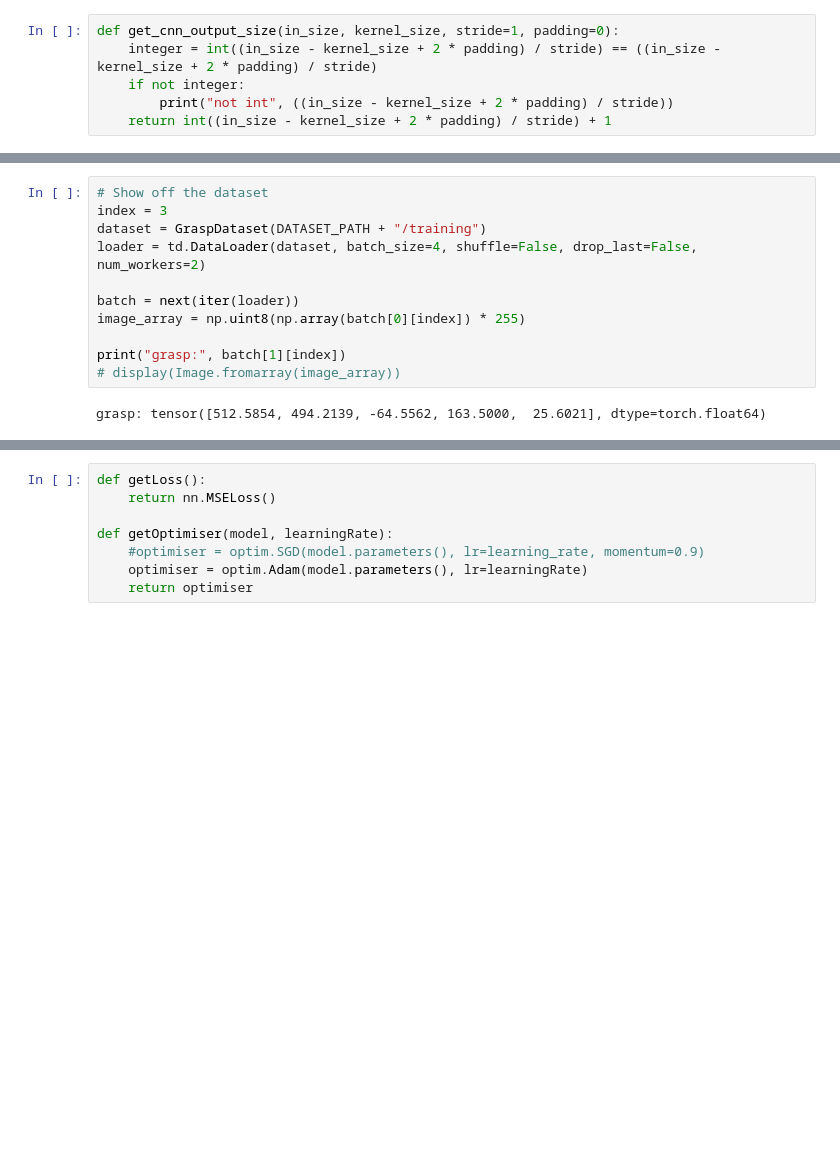
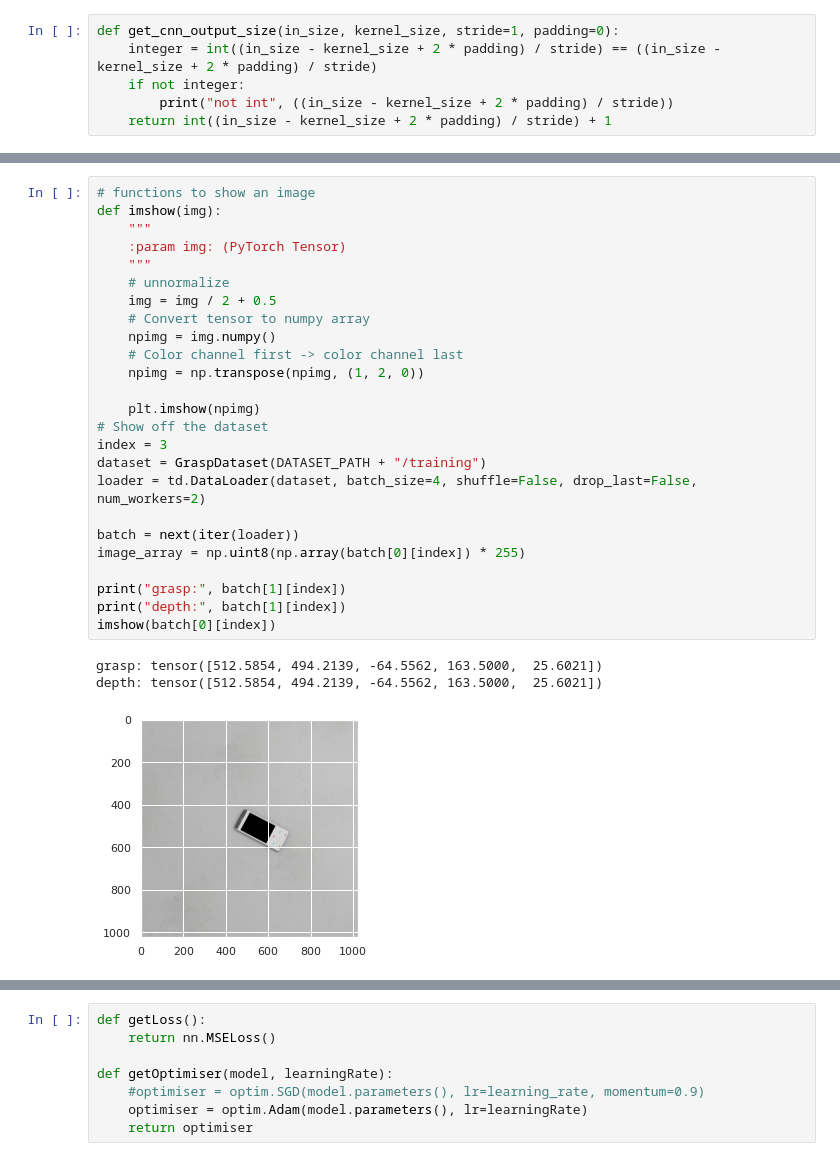
Before and after one commit to MElena14/COMP341, a Jupyter notebook: assignment1.ipynb, the cells around one changed output, grey strips where cells are left out. Drawn from its saved outputs; the diff is of its cells as text; blank space fills up the shorter version.

```diff
--- a/assignment1.ipynb
+++ b/assignment1.ipynb
@@ -132,16 +180,32 @@ class GraspDataset(Dataset):
 # %%
+# functions to show an image
+def imshow(img):
+    """
+    :param img: (PyTorch Tensor)
+    """
+    # unnormalize
+    img = img / 2 + 0.5
+    # Convert tensor to numpy array
+    npimg = img.numpy()
+    # Color channel first -> color channel last
+    npimg = np.transpose(npimg, (1, 2, 0))
+
+    plt.imshow(npimg)
 # Show off the dataset
 index = 3
 dataset = GraspDataset(DATASET_PATH + "/training")
 loader = td.DataLoader(dataset, batch_size=4, shuffle=False, drop_last=False, num_workers=2)
 
 batch = next(iter(loader))
 image_array = np.uint8(np.array(batch[0][index]) * 255)
 
 print("grasp:", batch[1][index])
-# display(Image.fromarray(image_array))
+print("depth:", batch[1][index])
+imshow(batch[0][index])
 # %% [output]
-grasp: tensor([512.5854, 494.2139, -64.5562, 163.5000,  25.6021], dtype=torch.float64)
+grasp: tensor([512.5854, 494.2139, -64.5562, 163.5000,  25.6021])
+depth: tensor([512.5854, 494.2139, -64.5562, 163.5000,  25.6021])
+[figure, added]
 # %%
 def set_seed(seed):
     np.random.seed(seed)
```
Also changed, not shown: parts of 13 cells of this notebook, 1 other file.
